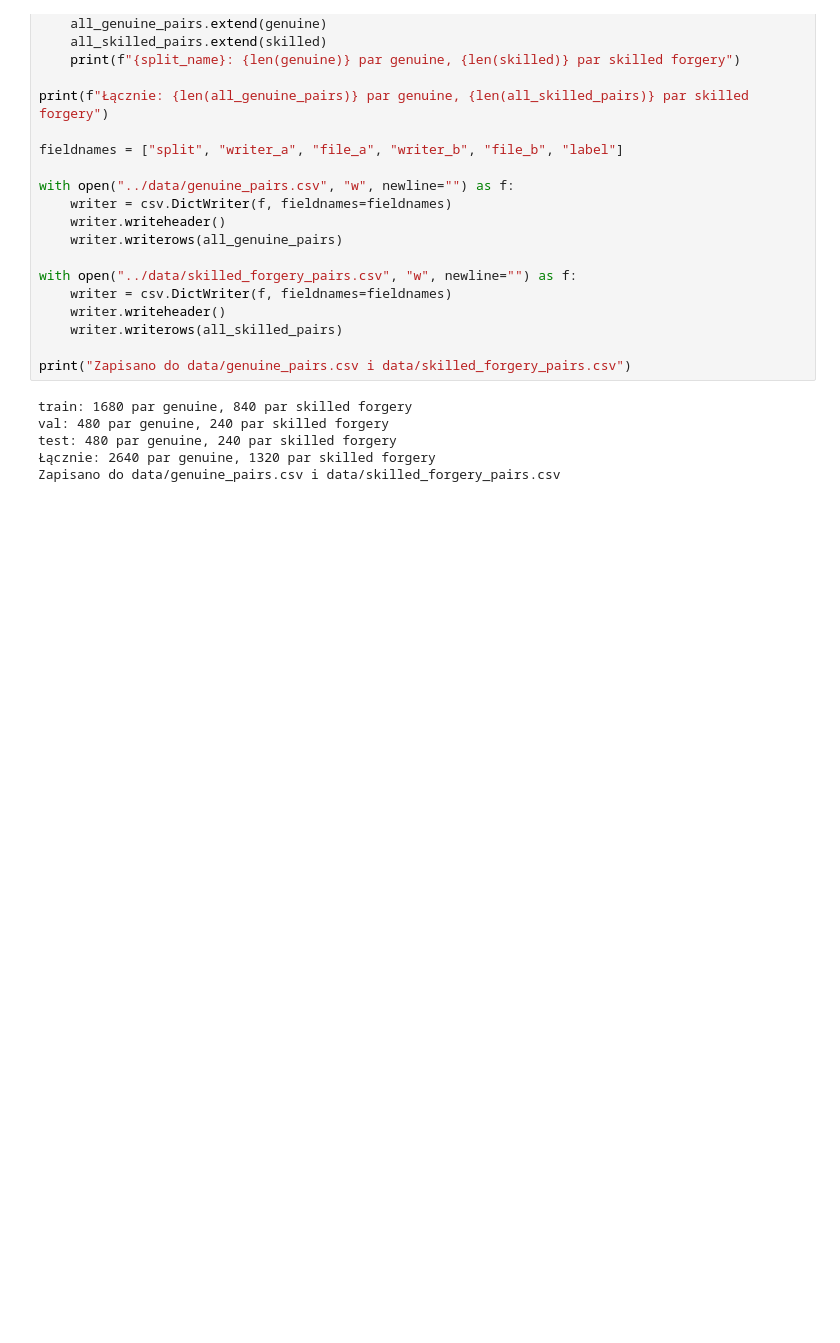
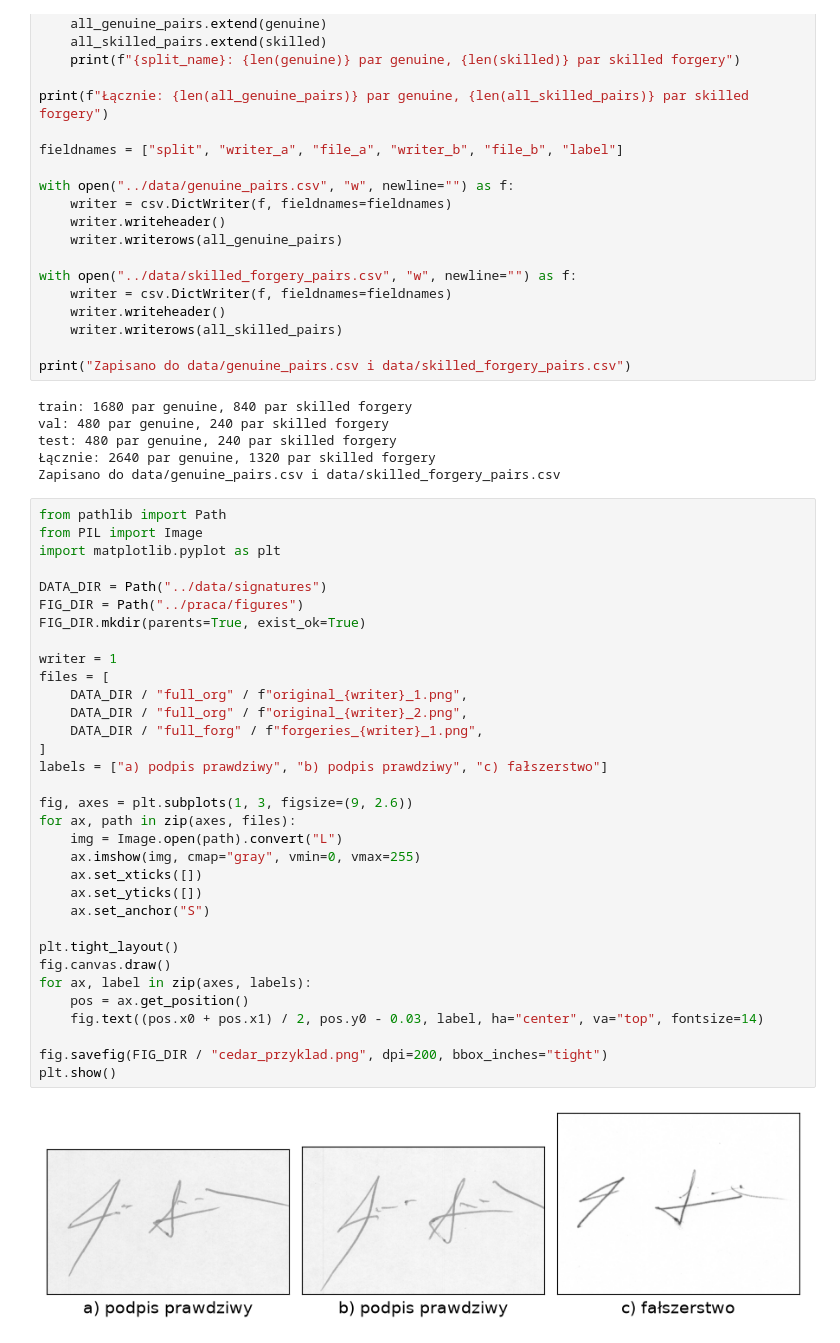
Before and after one commit to sluchson/signature-verification, a Jupyter notebook: notebooks/01_eksploracja_danych.ipynb, the cells around one changed output. Saved outputs shown, nothing was run; the diff lists cells and outputs as text; blank space fills up the shorter version.

Commit message:
Podrozdzial 3.1, rysunek CEDAR, analiza tla obrazow

```diff
--- a/notebooks/01_eksploracja_danych.ipynb
+++ b/notebooks/01_eksploracja_danych.ipynb
@@ -417,3 +417,38 @@ val: 480 par genuine, 240 par skilled forgery
 test: 480 par genuine, 240 par skilled forgery
 Łącznie: 2640 par genuine, 1320 par skilled forgery
 Zapisano do data/genuine_pairs.csv i data/skilled_forgery_pairs.csv
+# %%
+from pathlib import Path
+from PIL import Image
+import matplotlib.pyplot as plt
+
+DATA_DIR = Path("../data/signatures")
+FIG_DIR = Path("../praca/figures")
+FIG_DIR.mkdir(parents=True, exist_ok=True)
+
+writer = 1
+files = [
+    DATA_DIR / "full_org" / f"original_{writer}_1.png",
+    DATA_DIR / "full_org" / f"original_{writer}_2.png",
+    DATA_DIR / "full_forg" / f"forgeries_{writer}_1.png",
+]
+labels = ["a) podpis prawdziwy", "b) podpis prawdziwy", "c) fałszerstwo"]
+
+fig, axes = plt.subplots(1, 3, figsize=(9, 2.6))
+for ax, path in zip(axes, files):
+    img = Image.open(path).convert("L")
+    ax.imshow(img, cmap="gray", vmin=0, vmax=255)
+    ax.set_xticks([])
+    ax.set_yticks([])
+    ax.set_anchor("S")
+
+plt.tight_layout()
+fig.canvas.draw()
+for ax, label in zip(axes, labels):
+    pos = ax.get_position()
+    fig.text((pos.x0 + pos.x1) / 2, pos.y0 - 0.03, label, ha="center", va="top", fontsize=14)
+
+fig.savefig(FIG_DIR / "cedar_przyklad.png", dpi=200, bbox_inches="tight")
+plt.show()
+# %% [output]
+[figure, added]
```
Also changed, not shown: parts of 2 cells of this notebook, 5 other files.
